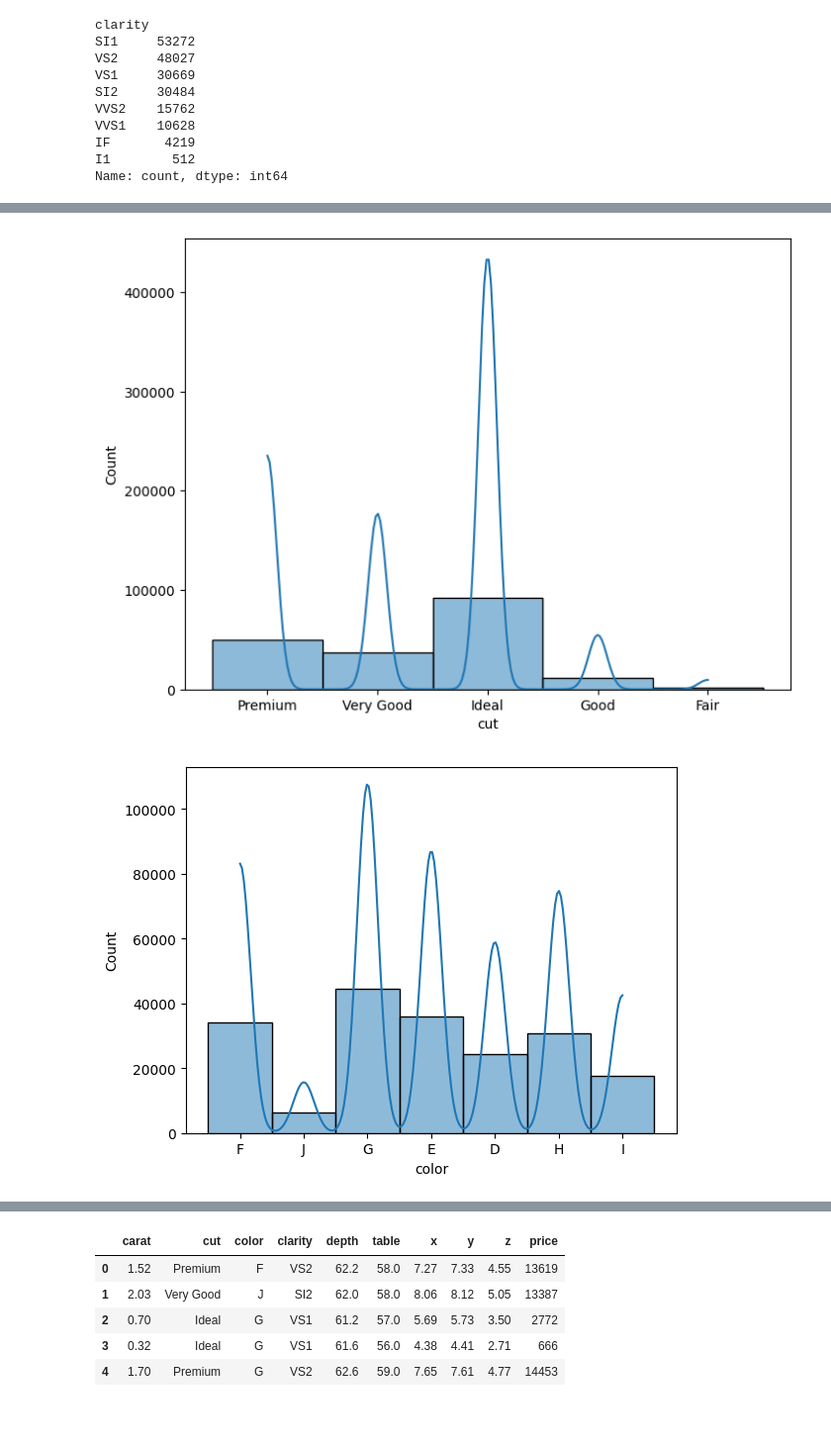
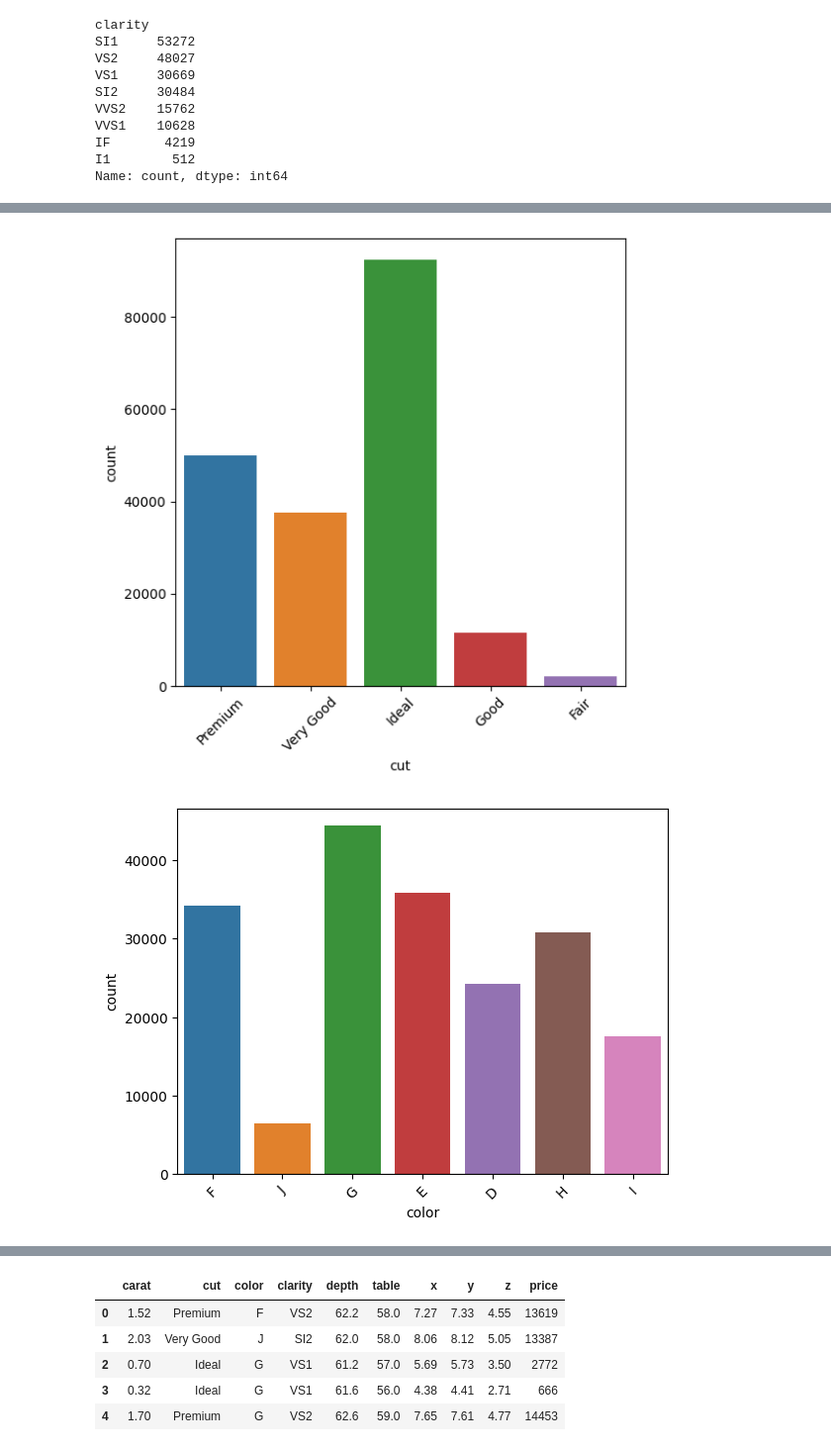
Before and after one commit to nikhilbadoni/DiamondPricePridector, a Jupyter notebook: notebooks/EDA.ipynb, the cells around one changed output, grey strips where cells are left out. Shown at 99% size. Saved outputs shown, nothing was run; the diff lists cells and outputs as text; code cells hidden in the pictures; blank space fills up the shorter version.

```diff
--- a/notebooks/EDA.ipynb
+++ b/notebooks/EDA.ipynb
@@ -171,14 +171,14 @@ for i in numerical_columns:
 [figure]
 # %%
 ## Assignment Do the same for categorical data
-import seaborn as sns
-import matplotlib.pyplot as plt
-plt.figure(figsize=(8,6))
+plt.figure(figsize=(6,6))
 x=0
-for i in categorical_columns:
-    sns.histplot(data=df,x=i,kde=True)
+for i in range(0,len(categorical_columns)):
+    sns.countplot(x=df[categorical_columns[i]])
     print('\n')
+    plt.xlabel(categorical_columns[i])
+    plt.xticks(rotation=45)
     plt.show()
 # %% [output]
-[figure, old version]
+[figure, new version]
-[figure, old version]
+[figure, new version]
```
Also changed, not shown: parts of 6 cells of this notebook, 6 other files.
